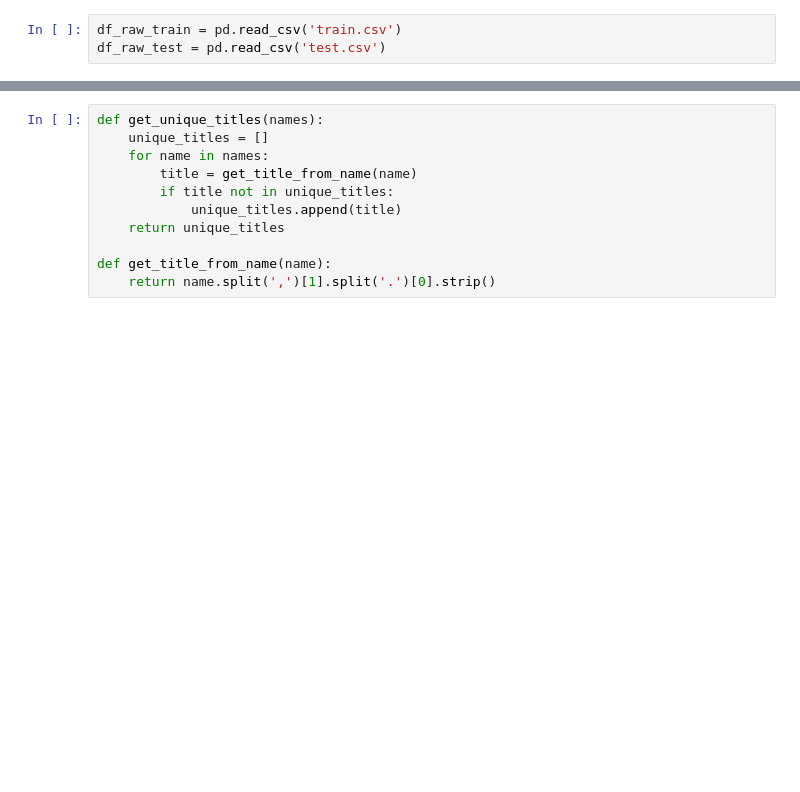
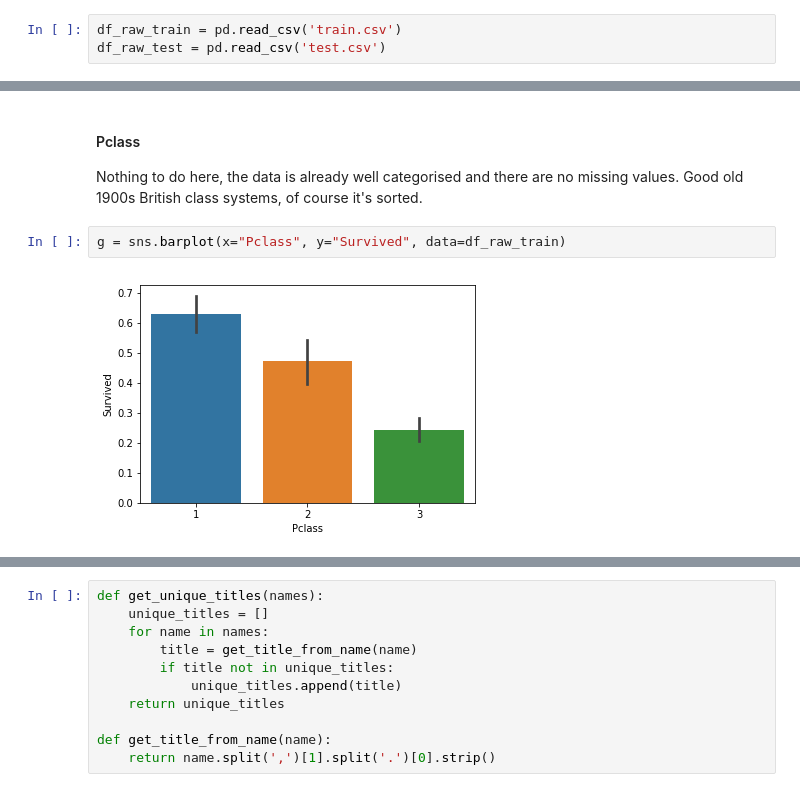
Before and after one commit to dj325/titanic_ensemble, a Jupyter notebook: titanic_reg.ipynb, the cells around one changed output, grey strips where cells are left out. Cells and saved outputs as stored; diff of their text form; blank space fills up the shorter version.

```diff
--- a/titanic_reg.ipynb
+++ b/titanic_reg.ipynb
@@ -43,0 +121,7 @@ df_raw_test = df_raw_test.fillna(np.nan)
+# %% [markdown]
+#### Pclass
+Nothing to do here, the data is already well categorised and there are no missing values. Good old 1900s British class systems, of course it's sorted.
+# %%
+g = sns.barplot(x="Pclass", y="Survived", data=df_raw_train)
+# %% [output]
+[figure, added]
```
Also changed, not shown: parts of 54 cells of this notebook.
